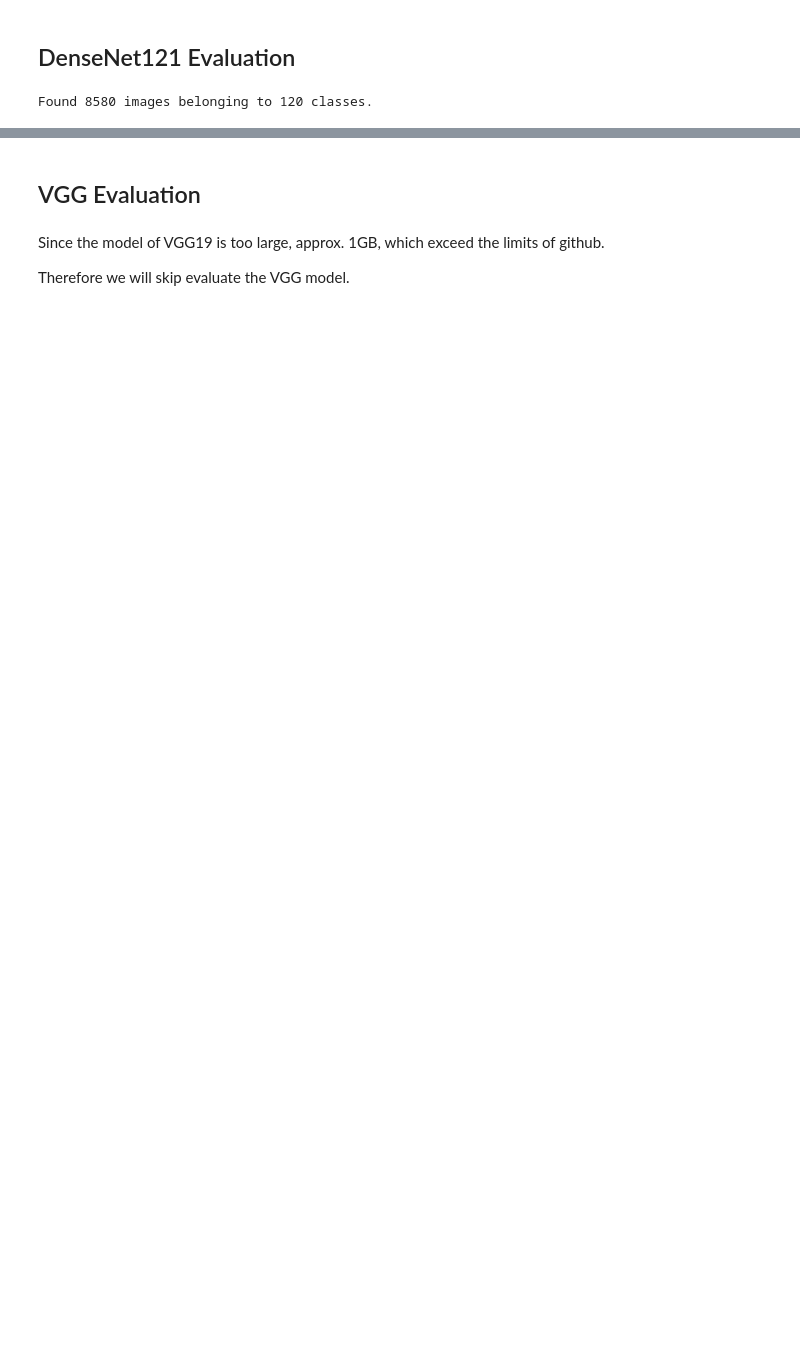
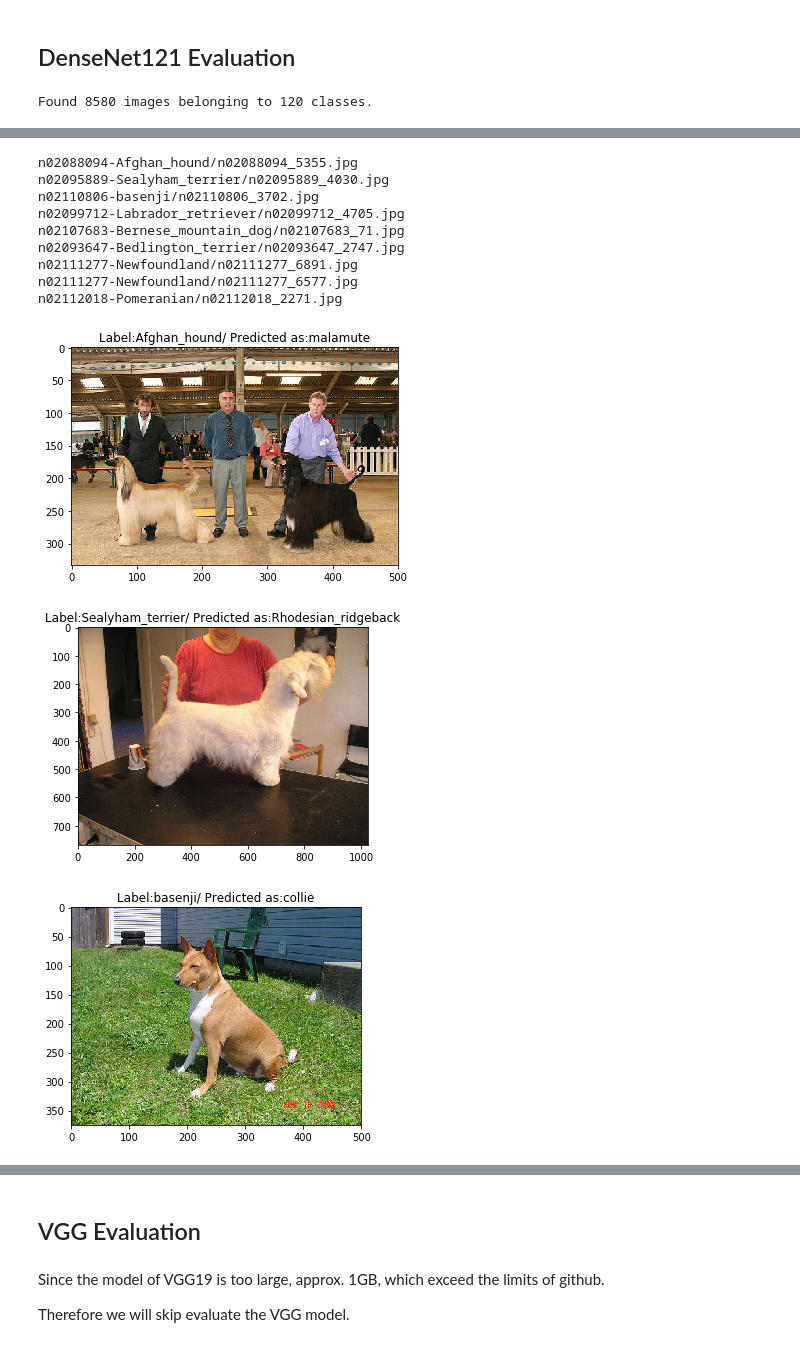
Before and after one commit to acetanil/ECE285_Final, a Jupyter notebook: demo.ipynb, the cells around one changed output, grey strips where cells are left out. Saved outputs shown, nothing was run; the diff lists cells and outputs as text; code cells hidden in the pictures; blank space fills up the shorter version.

```diff
--- a/demo.ipynb
+++ b/demo.ipynb
@@ -107,0 +145,29 @@ for k in [Y[i][0][1]==lbls[i] for i in range(32)]:
+# %%
+## Display the Misclassified Samples
+Y= decode_prediction(pred)
+for i in range(32):
+    if Y[i][0][1]!=lbls[i]:
+        plt.figure(figsize=(8,4))
+        image_index=Test_Inception.index_array[i]
+        image_name=Test_Inception.filenames[image_index]
+        for (key, value) in Test_Inception.class_indices.items():
+            if value == Y[i][0][1]:
+                temp=key
+        print(image_name)
+        image = mpimg.imread(join(prefix, imgfix,image_name))
+        plt.imshow(image)
+        title='Label:'+cutstring_class(image_name)+'/ Predicted as:'+cutstring_pre(temp)
+        plt.title(title)
+# %% [output]
+n02088094-Afghan_hound/n02088094_5355.jpg
+n02095889-Sealyham_terrier/n02095889_4030.jpg
+n02110806-basenji/n02110806_3702.jpg
+n02099712-Labrador_retriever/n02099712_4705.jpg
+n02107683-Bernese_mountain_dog/n02107683_71.jpg
+n02093647-Bedlington_terrier/n02093647_2747.jpg
+n02111277-Newfoundland/n02111277_6891.jpg
+n02111277-Newfoundland/n02111277_6577.jpg
+n02112018-Pomeranian/n02112018_2271.jpg
+[figure, added]
+[figure, added]
+[figure, added]
```
Also changed, not shown: parts of 8 cells of this notebook, 1 other file.
